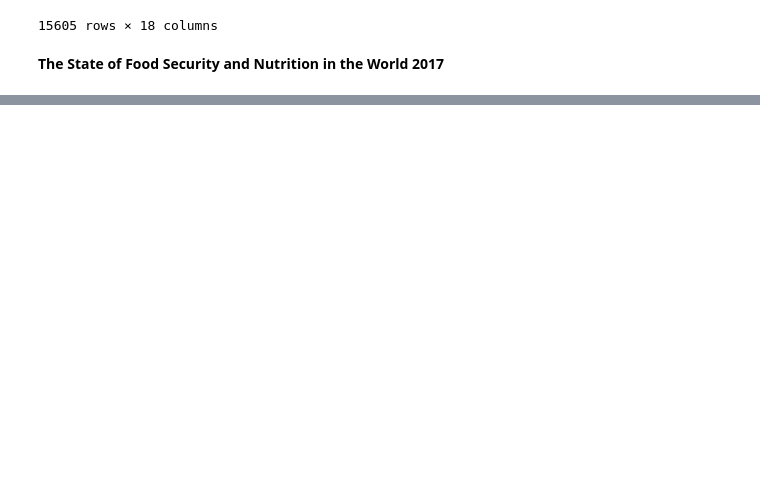
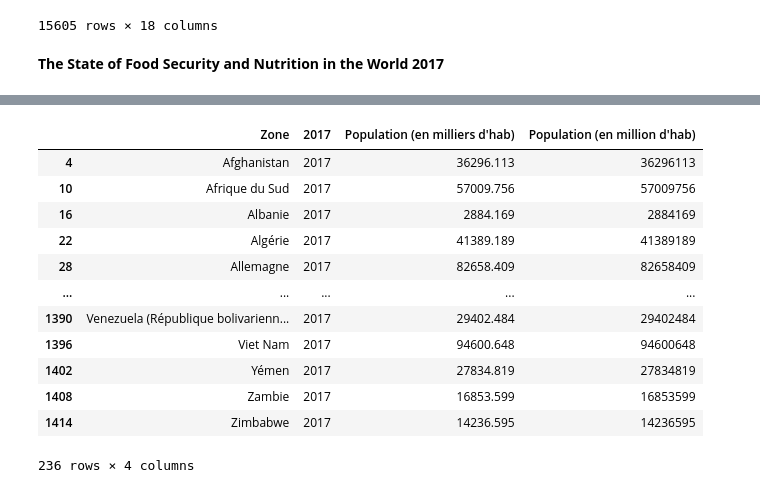
Before and after one commit to donia-nefiz/Public-health-research-with-python, a Jupyter notebook: Public-health-research-with-python .ipynb, the cells around one changed output, grey strips where cells are left out. Drawn from its saved outputs; the diff is of its cells as text; code cells hidden in the pictures; blank space fills up the shorter version.

```diff
--- a/Public-health-research-with-python .ipynb
+++ b/Public-health-research-with-python .ipynb
@@ -578,0 +584,16 @@ foodAvailibilityKcalGroupByZone.shape
+# %%
+pop2017
+# %% [output]
+|  | Zone | 2017 | Population (en milliers d'hab) | Population (en million d'hab) |
+| 4 | Afghanistan | 2017 | 36296.113 | 36296113 |
+| 10 | Afrique du Sud | 2017 | 57009.756 | 57009756 |
+| 16 | Albanie | 2017 | 2884.169 | 2884169 |
+| 22 | Algérie | 2017 | 41389.189 | 41389189 |
+| 28 | Allemagne | 2017 | 82658.409 | 82658409 |
+| ... | ... | ... | ... | ... |
+| 1390 | Venezuela (République bolivarienn... | 2017 | 29402.484 | 29402484 |
+| 1396 | Viet Nam | 2017 | 94600.648 | 94600648 |
+| 1402 | Yémen | 2017 | 27834.819 | 27834819 |
+| 1408 | Zambie | 2017 | 16853.599 | 16853599 |
+| 1414 | Zimbabwe | 2017 | 14236.595 | 14236595 |
+236 rows × 4 columns
```
Also changed, not shown: parts of 85 cells of this notebook.
